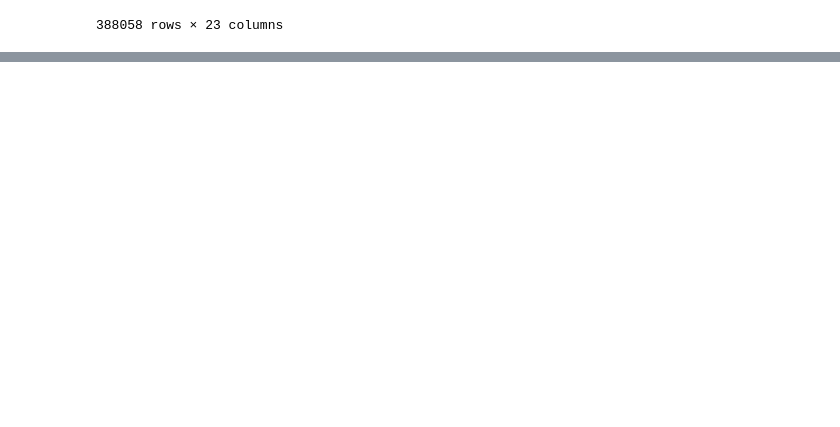
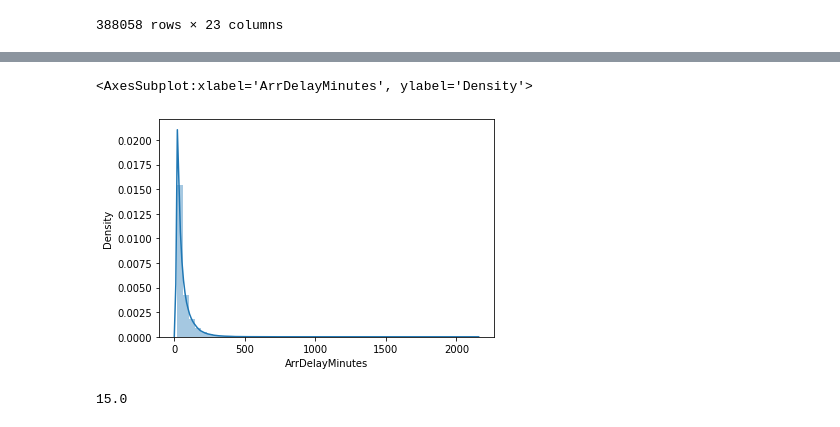
Before and after one commit to abhishekkumar2808/Aircraft_Delay_Prediction, a Jupyter notebook: regression.ipynb, the cells around one changed output, grey strips where cells are left out. Cells and saved outputs as stored; diff of their text form; code cells hidden in the pictures; blank space fills up the shorter version.

Commit message:
regression analysis

```diff
--- a/regression.ipynb
+++ b/regression.ipynb
@@ -216,0 +225,6 @@ r2_score:             0.9409532981799507
+# %%
+reg_analysis_data=reg_analysis_data.drop(["date","airport","air","FlightDate","Origin","Dest"],axis=1)
+# %%
+reg_analysis_data=reg_analysis_data.drop(["Unnamed: 0","time","ArrTime","CRSArrTime","time","round_time"],axis=1)
+# %%
+reg_analysis_data= reg_analysis_data[reg_analysis_data['ArrDel15']==1.0]
@@ -216,0 +247,2 @@ r2_score:             0.9409532981799507
+# %%
+reg_analysis_data=reg_analysis_data.drop("ArrDel15",axis=1)
@@ -216,0 +265,9 @@ r2_score:             0.9409532981799507
+# %%
+sns.distplot(reg_analysis_data["ArrDelayMinutes"])
+# %% [output]
+<AxesSubplot:xlabel='ArrDelayMinutes', ylabel='Density'>
+[figure, added]
+# %%
+reg_analysis_data["ArrDelayMinutes"].min()
+# %% [output]
+15.0
```
Also changed, not shown: parts of 37 cells of this notebook.
